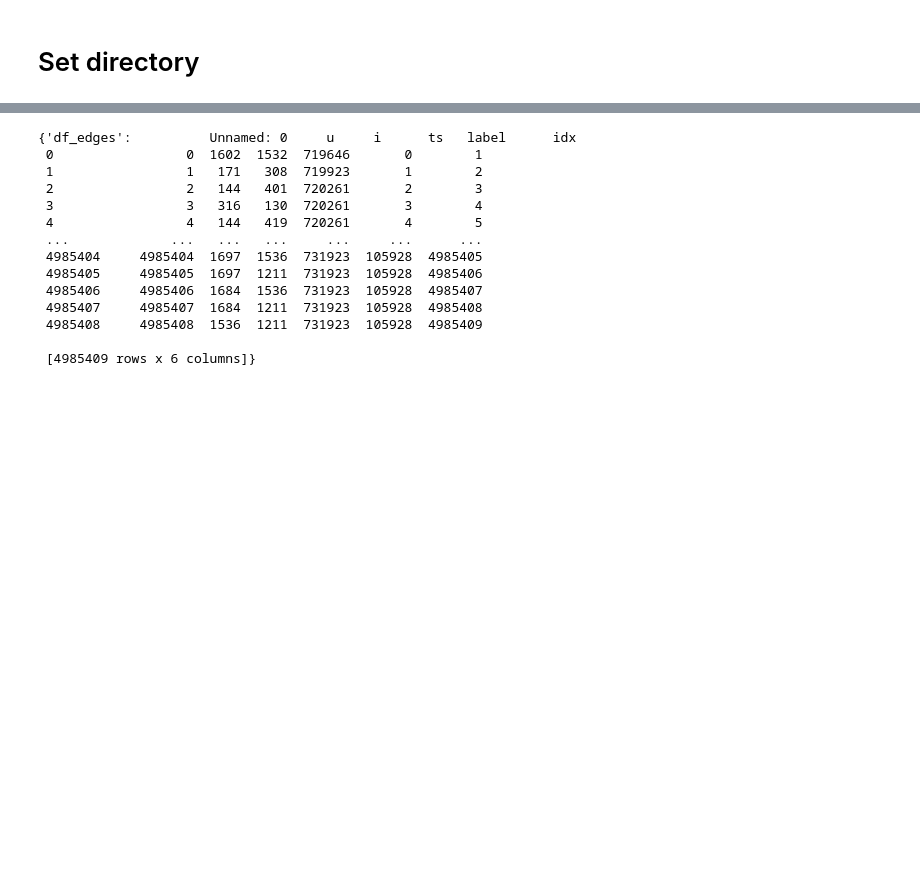
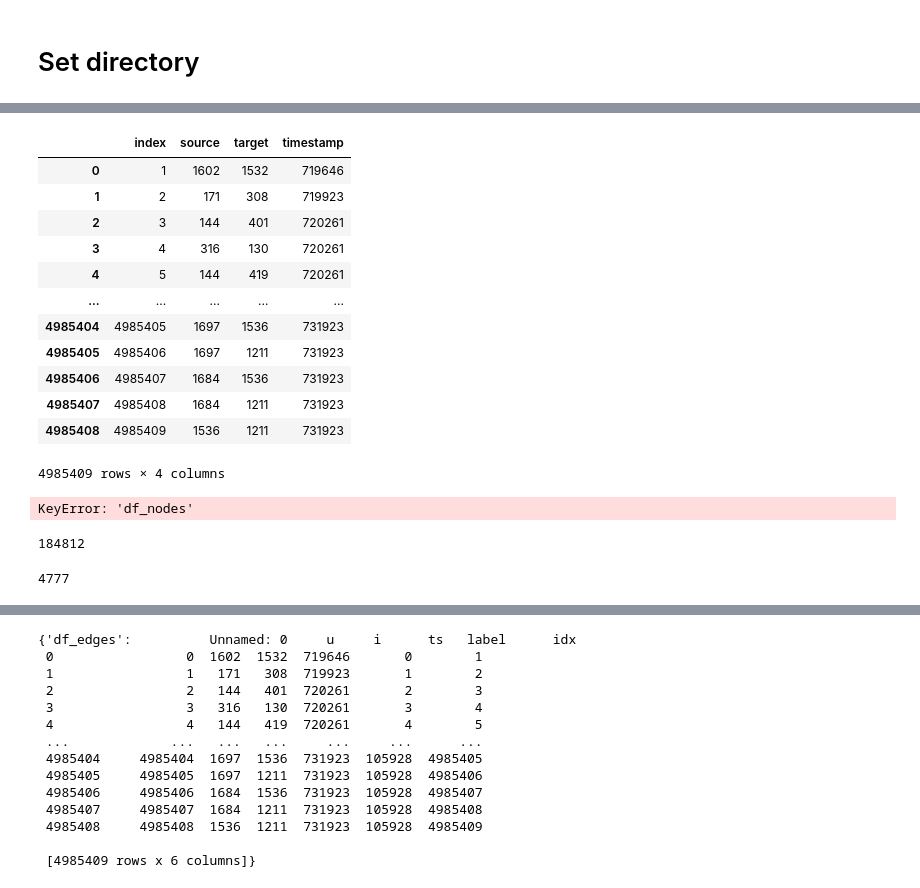
Before and after one commit to hisanor013/SLMI2, a Jupyter notebook: 2023_8_11_Data.ipynb, the cells around one changed output, grey strips where cells are left out. Cells and saved outputs as stored; diff of their text form; code cells hidden in the pictures; blank space fills up the shorter version.

```diff
--- a/2023_8_11_Data.ipynb
+++ b/2023_8_11_Data.ipynb
@@ -69,0 +166,2 @@ data_dict["hyper_simplices"]
+# %%
+df_tmp = df_edges.copy()
@@ -457,0 +1021,28 @@ data_dict
+# %%
+data_dict["df_edges"]
+# %% [output]
+|  | index | source | target | timestamp |
+| 0 | 1 | 1602 | 1532 | 719646 |
+| 1 | 2 | 171 | 308 | 719923 |
+| 2 | 3 | 144 | 401 | 720261 |
+| 3 | 4 | 316 | 130 | 720261 |
+| 4 | 5 | 144 | 419 | 720261 |
+| ... | ... | ... | ... | ... |
+| 4985404 | 4985405 | 1697 | 1536 | 731923 |
+| 4985405 | 4985406 | 1697 | 1211 | 731923 |
+| 4985406 | 4985407 | 1684 | 1536 | 731923 |
+| 4985407 | 4985408 | 1684 | 1211 | 731923 |
+| 4985408 | 4985409 | 1536 | 1211 | 731923 |
+4985409 rows × 4 columns
+# %%
+print(len(set(data_dict["df_nodes"]["node"])))
+# %% [output]
+KeyError: 'df_nodes'
+# %%
+len(data_dict["df_edges"])
+# %% [output]
+184812
+# %%
+print(len(list(set(data_dict["df_nodes"]["node"]))))
+# %% [output]
+4777
```
Also changed, not shown: parts of 44 cells of this notebook, 2 other files.
